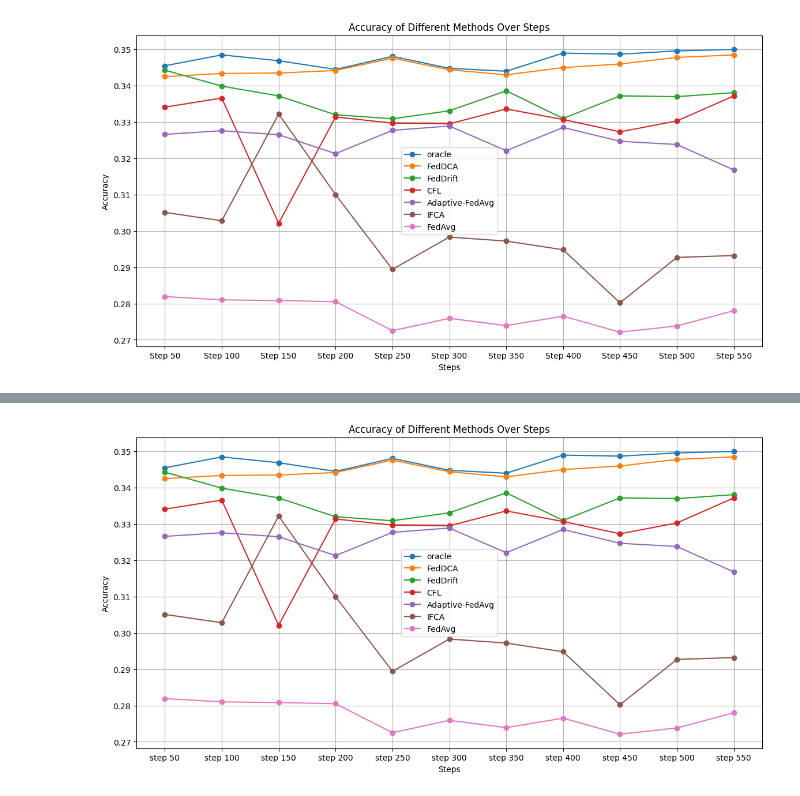
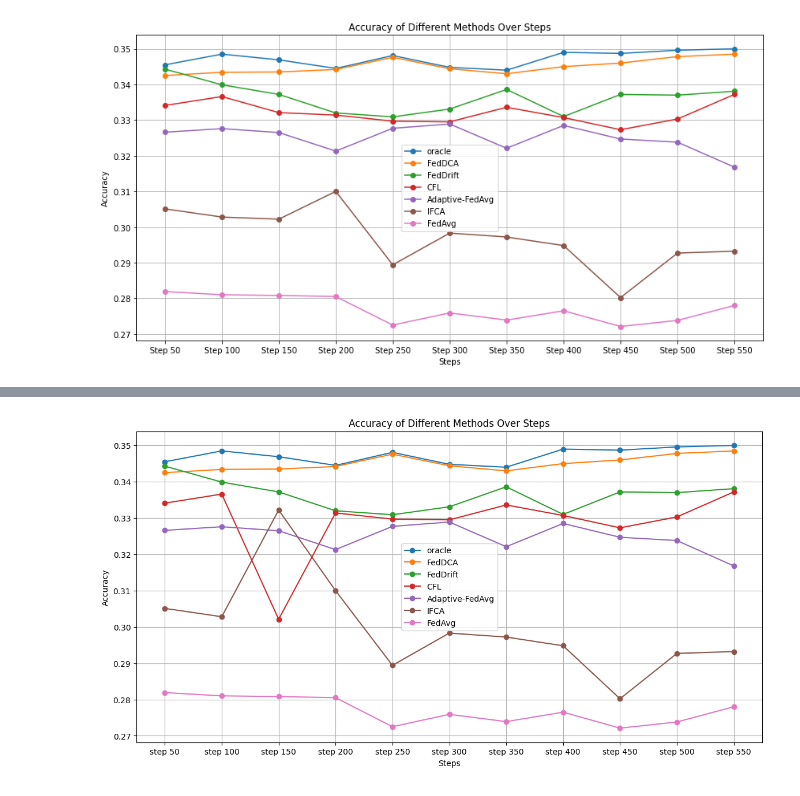
Before and after one commit to Gerid/PFL-Non-IID, a Jupyter notebook: results/t.ipynb, the cells around one changed output, grey strips where cells are left out. Cells and saved outputs as stored; diff of their text form; code cells hidden in the pictures.

```diff
--- a/results/t.ipynb
+++ b/results/t.ipynb
@@ -40,37 +41,37 @@ data = {
     'Method': ['oracle', 'FedDCA', 'FedDrift', 'CFL', 'Adaptive-FedAvg', 'IFCA', 'FedAvg'],
     'Step 50': [0.3455, 0.3425, 0.3443, 0.3341, 0.3266, 0.3051, 0.2819],
     'Step 100': [0.3485, 0.3434, 0.3399, 0.3366, 0.3276, 0.3028, 0.281],
-    'Step 150': [0.3469, 0.3435, 0.3372, 0.3021, 0.3265, 0.3322, 0.2808],
+    'Step 150': [0.3469, 0.3435, 0.3372, 0.3321, 0.3265, 0.3022, 0.2808],
     'Step 200': [0.3445, 0.3442, 0.332, 0.3314, 0.3213, 0.31, 0.2805],
     # ... and so on for all the steps provided
     'Step 250': [0.3481, 0.3476, 0.3309, 0.3297, 0.3277, 0.2894, 0.2725],
     'Step 300': [0.3448, 0.3444, 0.3331, 0.3295, 0.3289, 0.2983, 0.2759],
     'Step 350': [0.344, 0.343, 0.3386, 0.3336, 0.3221, 0.2972, 0.2739],
     'Step 400': [0.349, 0.345, 0.331, 0.3307, 0.3285, 0.2948, 0.2765],
     'Step 450': [0.3487, 0.346, 0.3372, 0.3273, 0.3247, 0.2802, 0.2721],
     'Step 500': [0.3496, 0.3478, 0.337, 0.3303, 0.3238, 0.2927, 0.2738],
     'Step 550': [0.35, 0.3485, 0.3381, 0.3372, 0.3168, 0.2932, 0.278],
 }
 
 # Convert the data to a pandas DataFrame
 df = pd.DataFrame(data)
 
 # Set the 'Method' column as the index to facilitate plotting
 df.set_index('Method', inplace=True)
 
 # Transpose the DataFrame to have methods as columns and steps as rows
 df = df.T
 
 # Plotting
 plt.figure(figsize=(14, 7))
 for method in df.columns:
     plt.plot(df.index, df[method], marker='o', label=method)
 
 plt.title('Accuracy of Different Methods Over Steps')
 plt.xlabel('Steps')
 plt.ylabel('Accuracy')
 plt.legend()
 plt.grid(True)
 plt.show()
 # %% [output]
-[figure, old version]
+[figure, new version]
```
Also changed, not shown: parts of 13 cells of this notebook, 1 other file.
